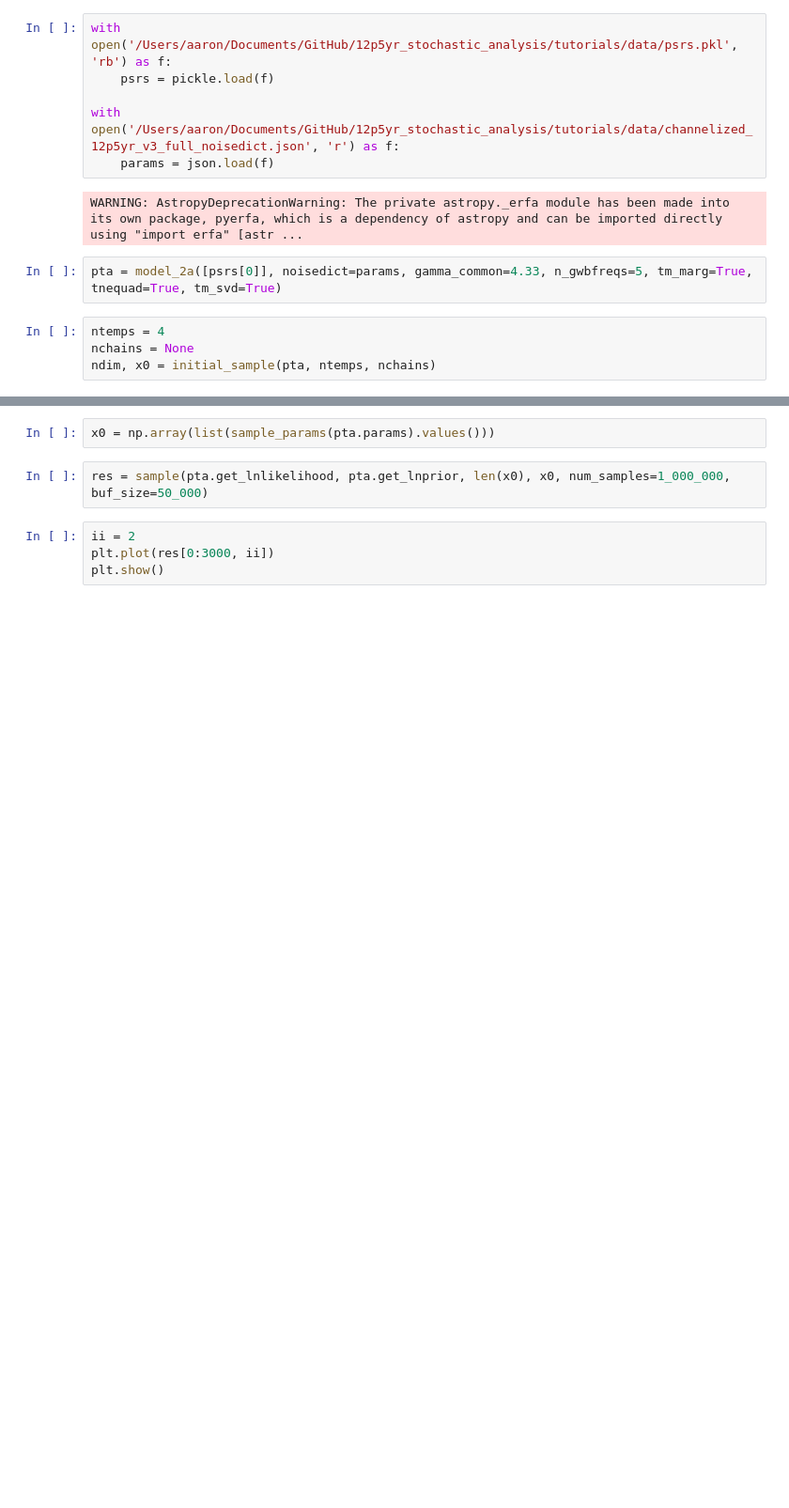
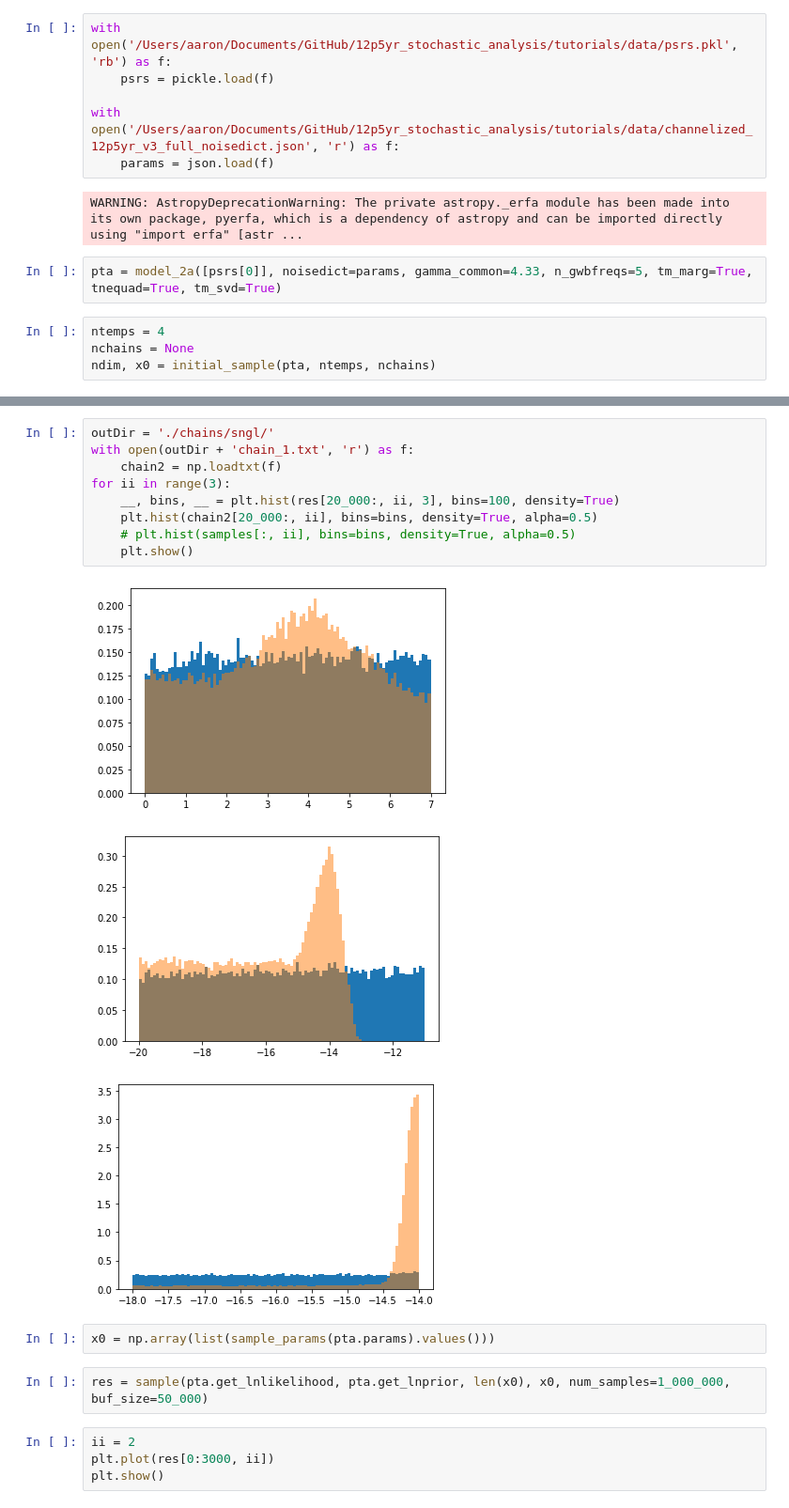
Before and after one commit to AaronDJohnson/impulse_mcmc, a Jupyter notebook: pta_test.ipynb, the cells around one changed output, grey strips where cells are left out. Shown: that part at 94% size. Saved outputs shown, nothing was run; the diff lists cells and outputs as text; blank space fills up the shorter version.

```diff
--- a/pta_test.ipynb
+++ b/pta_test.ipynb
@@ -41,3 +41,16 @@ plt.show()
+# %%
+outDir = './chains/sngl/'
+with open(outDir + 'chain_1.txt', 'r') as f:
+    chain2 = np.loadtxt(f)
+for ii in range(3):
+    __, bins, __ = plt.hist(res[20_000:, ii, 3], bins=100, density=True)
+    plt.hist(chain2[20_000:, ii], bins=bins, density=True, alpha=0.5)
+    # plt.hist(samples[:, ii], bins=bins, density=True, alpha=0.5)
+    plt.show()
+# %% [output]
+[figure, added]
+[figure, added]
+[figure, added]
 # %%
 x0 = np.array(list(sample_params(pta.params).values()))
 # %%
```
Also changed, not shown: parts of 3 cells of this notebook, 3 other files.
